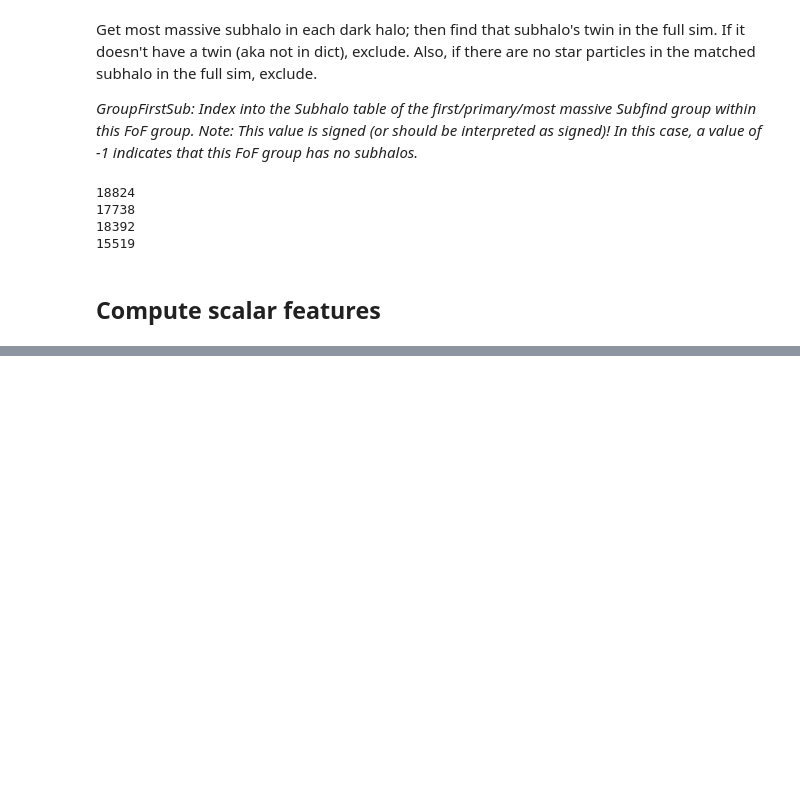
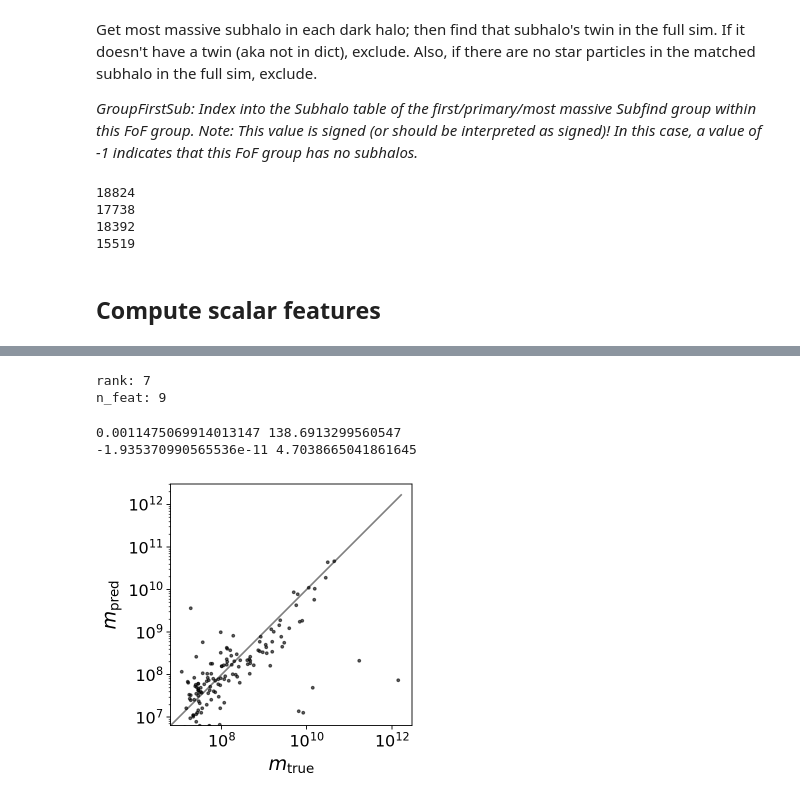
Before and after one commit to kstoreyf/equivariant-cosmology, a Jupyter notebook: notebooks/2021-12-15_featurize_tng.ipynb, the cells around one changed output, grey strips where cells are left out. Saved outputs shown, nothing was run; the diff lists cells and outputs as text; code cells hidden in the pictures; blank space fills up the shorter version.

```diff
--- a/notebooks/2021-12-15_featurize_tng.ipynb
+++ b/notebooks/2021-12-15_featurize_tng.ipynb
@@ -221,0 +234,2 @@ if show_intermediate_plots:
+# %%
+x_scalar = x_scalar_features
@@ -221,0 +244,44 @@ if show_intermediate_plots:
+# %%
+# solves b = ax (or, y = A theta); inputs are a, b (or, A, y)
+# A, design matrix, is x here (features)
+res_scalar = np.linalg.lstsq(x_scalar_train, y_scalar_train, rcond=None)
+theta_scalar = res_scalar[0]
+# %%
+rank = res_scalar[2]
+print("rank:", rank)
+print("n_feat:", x_scalar_features.shape[1])
+assert theta_scalar.shape[0] == x_scalar_features.shape[1], 'Number of coefficients from theta vector should equal number of features!'
+# %% [output]
+rank: 7
+n_feat: 9
+# %%
+y_scalar_pred = x_scalar_test @ theta_scalar
+# %%
+print(min(y_scalar_test[np.nonzero(y_scalar_test)]), max(y_scalar_test))
+print(min(y_scalar_pred[np.nonzero(y_scalar_pred)]), max(y_scalar_pred))
+# %% [output]
+0.0011475069914013147 138.6913299560547
+-1.935370990565536e-11 4.7038665041861645
+# %%
+fig = plt.figure(figsize=(4,4))
+ax = plt.gca()
+plt.scatter(y_scalar_test*mass_multiplier, y_scalar_pred*mass_multiplier, color='k', s=6, alpha=0.6)
+ax.set_aspect('equal')
+
+m_minmin = min(min(y_scalar_test[np.nonzero(y_scalar_test)]),
+               min(y_scalar_pred[np.where(y_scalar_pred > 1)]))*mass_multiplier
+m_maxmax = max(max(y_scalar_test[np.nonzero(y_scalar_test)]),
+               max(y_scalar_pred[np.nonzero(y_scalar_pred)]))*mass_multiplier
+m_spread = m_maxmax - m_minmin
+
+true_line = np.linspace(m_minmin-0.2*m_spread, m_maxmax+0.2*m_spread)
+plt.plot(true_line, true_line, color='grey', zorder=0)
+plt.xlabel(r'$m_\mathrm{true}$')
+plt.ylabel(r'$m_\mathrm{pred}$')
+plt.xscale('log')
+plt.yscale('log')
+save_fn = f'mass_recovery{save_tag}.pdf'
+if save_plots:
+      plt.savefig(f"{plot_dir}/{save_fn}", bbox_inches='tight')
+# %% [output]
+[figure, added]
```
Also changed, not shown: parts of 18 cells of this notebook.
